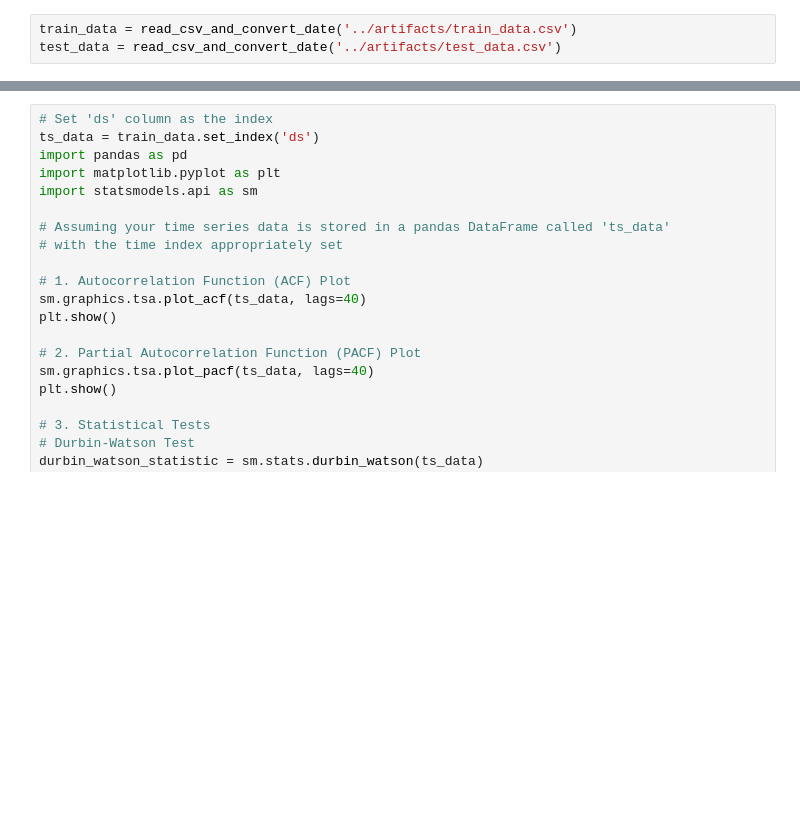
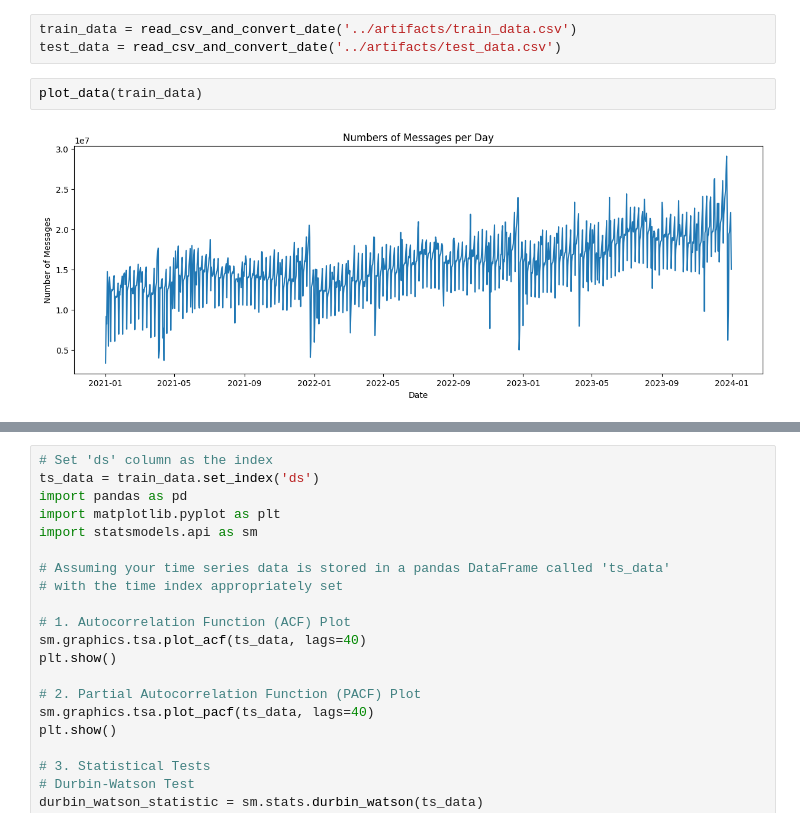
Before and after one commit to ElshanCh/Performance_Prediction, a Jupyter notebook: notebooks/EDA.ipynb, the cells around one changed output, grey strips where cells are left out. Saved outputs shown, nothing was run; the diff lists cells and outputs as text; blank space fills up the shorter version.

```diff
--- a/notebooks/EDA.ipynb
+++ b/notebooks/EDA.ipynb
@@ -44,3 +44,7 @@ logging.getLogger('NeuralProphet').setLevel(logging.ERROR)
 # %%
 train_data = read_csv_and_convert_date('../artifacts/train_data.csv')
 test_data = read_csv_and_convert_date('../artifacts/test_data.csv')
+# %%
+plot_data(train_data)
+# %% [output]
+[figure, added]
```
Also changed, not shown: parts of 1 cell of this notebook, 4 other files.
